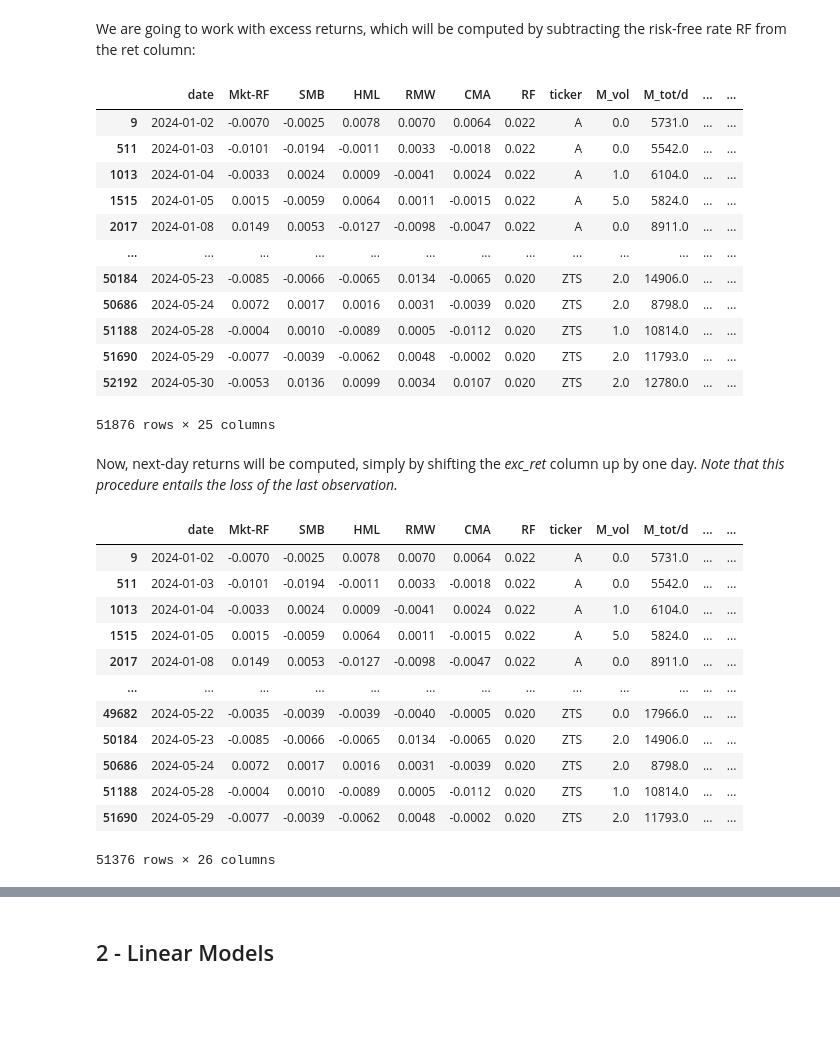
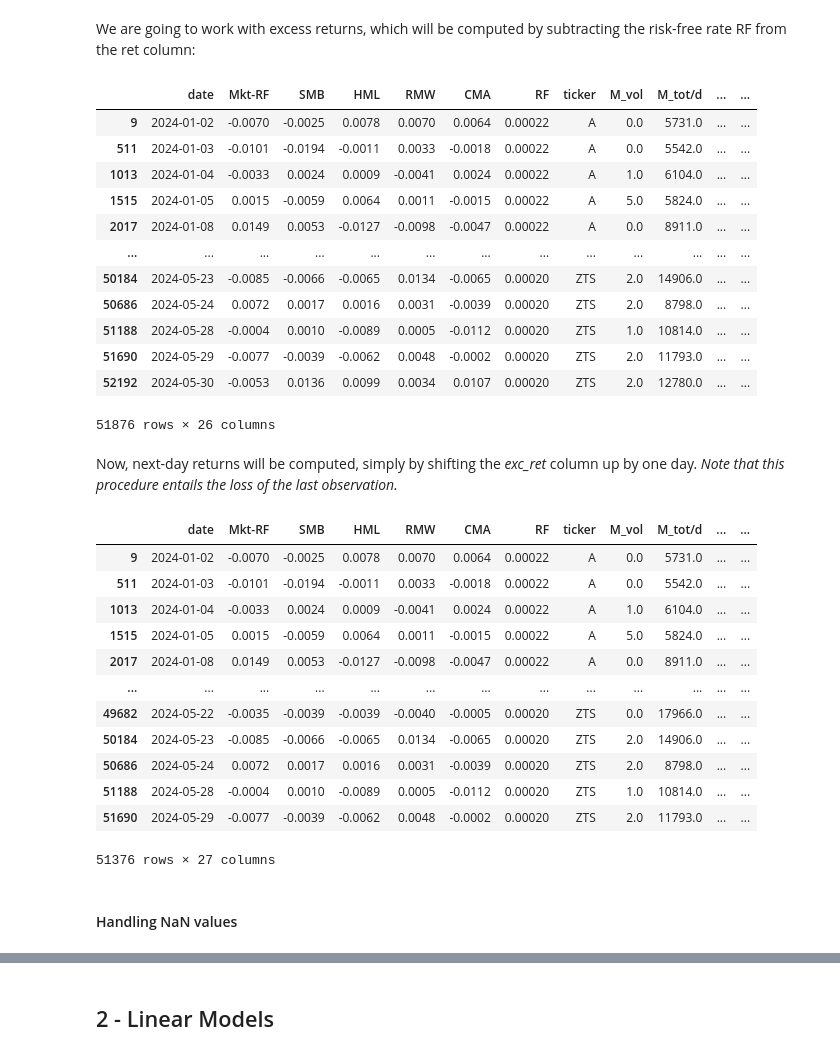
Before and after one commit to Berga20/Code_MSc_Thesis, a Jupyter notebook: Analysis.ipynb, the cells around one changed output, grey strips where cells are left out. Drawn from its saved outputs; the diff is of its cells as text; code cells hidden in the pictures; blank space fills up the shorter version.

```diff
--- a/Analysis.ipynb
+++ b/Analysis.ipynb
@@ -400,7 +412,7 @@ FF_data.rename(columns={'Unnamed: 0':'date'}, inplace=True)
 FF_data['date'] = pd.to_datetime(FF_data['date'], format='%Y%m%d')
 FF_data = FF_data[(FF_data['date'] >= '2023-12-29') & (FF_data['date'] <= '2024-05-31')]
 
-to_divide = ['Mkt-RF', 'SMB', 'HML', 'RMW', 'CMA']
+to_divide = ['Mkt-RF', 'SMB', 'HML', 'RMW', 'CMA', 'RF']
 for i in to_divide:
     FF_data[i] = FF_data[i]/100
 FF_data
@@ -462,2 +471,0 @@ Abnormal Returns:
-# %%
-research_data['Ab_ret'] = research_data['ret']-research_data['Mkt-RF']
@@ -470,5 +471,0 @@ See the caveats in the documentation: https://pandas.pydata.org/pandas-docs/stab
-# %%
-research_data = research_data.sort_values(by=['ticker', 'date'])
-research_data['Ab_ret_nd'] = research_data.groupby('ticker')['Ab_ret'].shift(-1)
-research_data = research_data.dropna(subset=['Ab_ret_nd'])
-research_data
@@ -489,23 +472,22 @@ research_data
 # %% [markdown]
 We are going to work with excess returns, which will be computed by subtracting the risk-free rate RF from the ret column:
 # %%
-research_data['ret'] = research_data['ret']-research_data['RF']
-research_data.rename(columns={'ret':'exc_ret'}, inplace=True)
+research_data['exc_ret'] = research_data['ret']-research_data['RF']
 research_data
 # %% [output]
 |  | date | Mkt-RF | SMB | HML | RMW | CMA | RF | ticker | M_vol | M_tot/d | ... | ... |
-| 9 | 2024-01-02 | -0.0070 | -0.0025 | 0.0078 | 0.0070 | 0.0064 | 0.022 | A | 0.0 | 5731.0 | ... | ... |
-| 511 | 2024-01-03 | -0.0101 | -0.0194 | -0.0011 | 0.0033 | -0.0018 | 0.022 | A | 0.0 | 5542.0 | ... | ... |
-| 1013 | 2024-01-04 | -0.0033 | 0.0024 | 0.0009 | -0.0041 | 0.0024 | 0.022 | A | 1.0 | 6104.0 | ... | ... |
-| 1515 | 2024-01-05 | 0.0015 | -0.0059 | 0.0064 | 0.0011 | -0.0015 | 0.022 | A | 5.0 | 5824.0 | ... | ... |
-| 2017 | 2024-01-08 | 0.0149 | 0.0053 | -0.0127 | -0.0098 | -0.0047 | 0.022 | A | 0.0 | 8911.0 | ... | ... |
+| 9 | 2024-01-02 | -0.0070 | -0.0025 | 0.0078 | 0.0070 | 0.0064 | 0.00022 | A | 0.0 | 5731.0 | ... | ... |
+| 511 | 2024-01-03 | -0.0101 | -0.0194 | -0.0011 | 0.0033 | -0.0018 | 0.00022 | A | 0.0 | 5542.0 | ... | ... |
+| 1013 | 2024-01-04 | -0.0033 | 0.0024 | 0.0009 | -0.0041 | 0.0024 | 0.00022 | A | 1.0 | 6104.0 | ... | ... |
+| 1515 | 2024-01-05 | 0.0015 | -0.0059 | 0.0064 | 0.0011 | -0.0015 | 0.00022 | A | 5.0 | 5824.0 | ... | ... |
+| 2017 | 2024-01-08 | 0.0149 | 0.0053 | -0.0127 | -0.0098 | -0.0047 | 0.00022 | A | 0.0 | 8911.0 | ... | ... |
 | ... | ... | ... | ... | ... | ... | ... | ... | ... | ... | ... | ... | ... |
-| 50184 | 2024-05-23 | -0.0085 | -0.0066 | -0.0065 | 0.0134 | -0.0065 | 0.020 | ZTS | 2.0 | 14906.0 | ... | ... |
-| 50686 | 2024-05-24 | 0.0072 | 0.0017 | 0.0016 | 0.0031 | -0.0039 | 0.020 | ZTS | 2.0 | 8798.0 | ... | ... |
-| 51188 | 2024-05-28 | -0.0004 | 0.0010 | -0.0089 | 0.0005 | -0.0112 | 0.020 | ZTS | 1.0 | 10814.0 | ... | ... |
-| 51690 | 2024-05-29 | -0.0077 | -0.0039 | -0.0062 | 0.0048 | -0.0002 | 0.020 | ZTS | 2.0 | 11793.0 | ... | ... |
-| 52192 | 2024-05-30 | -0.0053 | 0.0136 | 0.0099 | 0.0034 | 0.0107 | 0.020 | ZTS | 2.0 | 12780.0 | ... | ... |
+| 50184 | 2024-05-23 | -0.0085 | -0.0066 | -0.0065 | 0.0134 | -0.0065 | 0.00020 | ZTS | 2.0 | 14906.0 | ... | ... |
+| 50686 | 2024-05-24 | 0.0072 | 0.0017 | 0.0016 | 0.0031 | -0.0039 | 0.00020 | ZTS | 2.0 | 8798.0 | ... | ... |
+| 51188 | 2024-05-28 | -0.0004 | 0.0010 | -0.0089 | 0.0005 | -0.0112 | 0.00020 | ZTS | 1.0 | 10814.0 | ... | ... |
+| 51690 | 2024-05-29 | -0.0077 | -0.0039 | -0.0062 | 0.0048 | -0.0002 | 0.00020 | ZTS | 2.0 | 11793.0 | ... | ... |
+| 52192 | 2024-05-30 | -0.0053 | 0.0136 | 0.0099 | 0.0034 | 0.0107 | 0.00020 | ZTS | 2.0 | 12780.0 | ... | ... |
-51876 rows × 25 columns
+51876 rows × 26 columns
 # %% [markdown]
 Now, next-day returns will be computed, simply by shifting the *exc_ret* column up by one day. *Note that this procedure entails the loss of the last observation.*
 # %%
@@ -515,15 +497,17 @@ research_data = research_data.dropna(subset=['exc_ret_nd'])
 research_data
 # %% [output]
 |  | date | Mkt-RF | SMB | HML | RMW | CMA | RF | ticker | M_vol | M_tot/d | ... | ... |
-| 9 | 2024-01-02 | -0.0070 | -0.0025 | 0.0078 | 0.0070 | 0.0064 | 0.022 | A | 0.0 | 5731.0 | ... | ... |
-| 511 | 2024-01-03 | -0.0101 | -0.0194 | -0.0011 | 0.0033 | -0.0018 | 0.022 | A | 0.0 | 5542.0 | ... | ... |
-| 1013 | 2024-01-04 | -0.0033 | 0.0024 | 0.0009 | -0.0041 | 0.0024 | 0.022 | A | 1.0 | 6104.0 | ... | ... |
-| 1515 | 2024-01-05 | 0.0015 | -0.0059 | 0.0064 | 0.0011 | -0.0015 | 0.022 | A | 5.0 | 5824.0 | ... | ... |
-| 2017 | 2024-01-08 | 0.0149 | 0.0053 | -0.0127 | -0.0098 | -0.0047 | 0.022 | A | 0.0 | 8911.0 | ... | ... |
+| 9 | 2024-01-02 | -0.0070 | -0.0025 | 0.0078 | 0.0070 | 0.0064 | 0.00022 | A | 0.0 | 5731.0 | ... | ... |
+| 511 | 2024-01-03 | -0.0101 | -0.0194 | -0.0011 | 0.0033 | -0.0018 | 0.00022 | A | 0.0 | 5542.0 | ... | ... |
+| 1013 | 2024-01-04 | -0.0033 | 0.0024 | 0.0009 | -0.0041 | 0.0024 | 0.00022 | A | 1.0 | 6104.0 | ... | ... |
+| 1515 | 2024-01-05 | 0.0015 | -0.0059 | 0.0064 | 0.0011 | -0.0015 | 0.00022 | A | 5.0 | 5824.0 | ... | ... |
+| 2017 | 2024-01-08 | 0.0149 | 0.0053 | -0.0127 | -0.0098 | -0.0047 | 0.00022 | A | 0.0 | 8911.0 | ... | ... |
 | ... | ... | ... | ... | ... | ... | ... | ... | ... | ... | ... | ... | ... |
-| 49682 | 2024-05-22 | -0.0035 | -0.0039 | -0.0039 | -0.0040 | -0.0005 | 0.020 | ZTS | 0.0 | 17966.0 | ... | ... |
-| 50184 | 2024-05-23 | -0.0085 | -0.0066 | -0.0065 | 0.0134 | -0.0065 | 0.020 | ZTS | 2.0 | 14906.0 | ... | ... |
-| 50686 | 2024-05-24 | 0.0072 | 0.0017 | 0.0016 | 0.0031 | -0.0039 | 0.020 | ZTS | 2.0 | 8798.0 | ... | ... |
-| 51188 | 2024-05-28 | -0.0004 | 0.0010 | -0.0089 | 0.0005 | -0.0112 | 0.020 | ZTS | 1.0 | 10814.0 | ... | ... |
-| 51690 | 2024-05-29 | -0.0077 | -0.0039 | -0.0062 | 0.0048 | -0.0002 | 0.020 | ZTS | 2.0 | 11793.0 | ... | ... |
+| 49682 | 2024-05-22 | -0.0035 | -0.0039 | -0.0039 | -0.0040 | -0.0005 | 0.00020 | ZTS | 0.0 | 17966.0 | ... | ... |
+| 50184 | 2024-05-23 | -0.0085 | -0.0066 | -0.0065 | 0.0134 | -0.0065 | 0.00020 | ZTS | 2.0 | 14906.0 | ... | ... |
+| 50686 | 2024-05-24 | 0.0072 | 0.0017 | 0.0016 | 0.0031 | -0.0039 | 0.00020 | ZTS | 2.0 | 8798.0 | ... | ... |
+| 51188 | 2024-05-28 | -0.0004 | 0.0010 | -0.0089 | 0.0005 | -0.0112 | 0.00020 | ZTS | 1.0 | 10814.0 | ... | ... |
+| 51690 | 2024-05-29 | -0.0077 | -0.0039 | -0.0062 | 0.0048 | -0.0002 | 0.00020 | ZTS | 2.0 | 11793.0 | ... | ... |
-51376 rows × 26 columns
+51376 rows × 27 columns
+# %% [markdown]
+#### Handling NaN values
```
Also changed, not shown: parts of 88 cells of this notebook.
